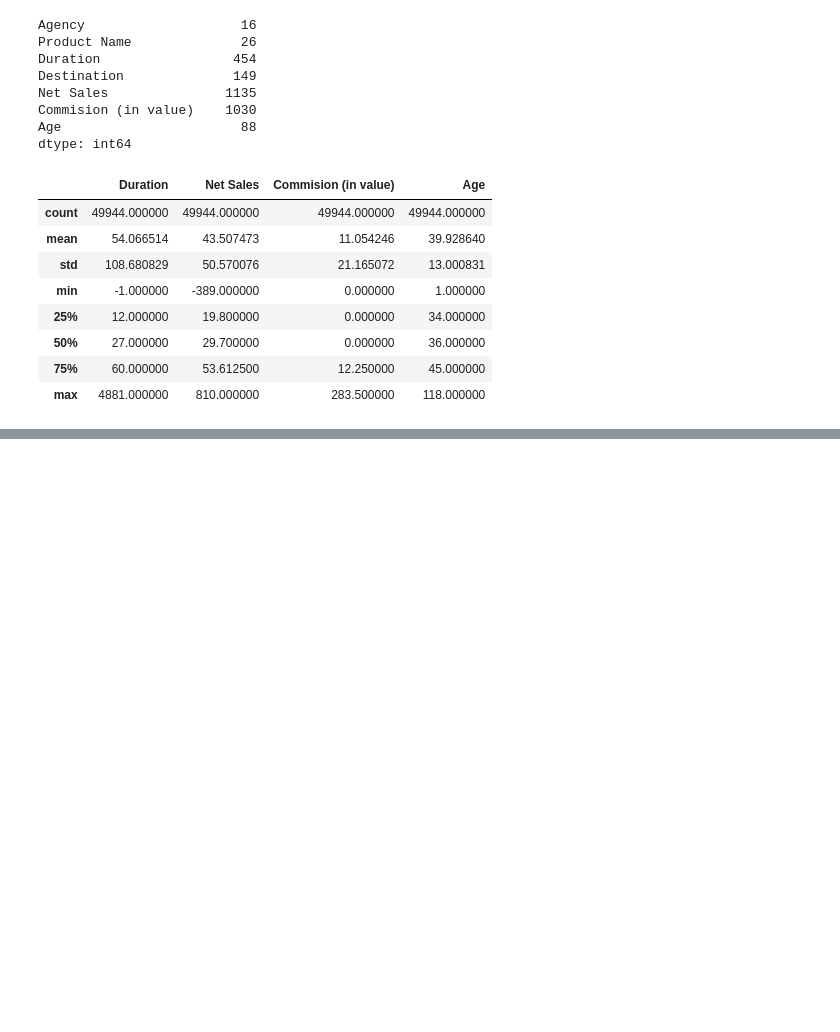
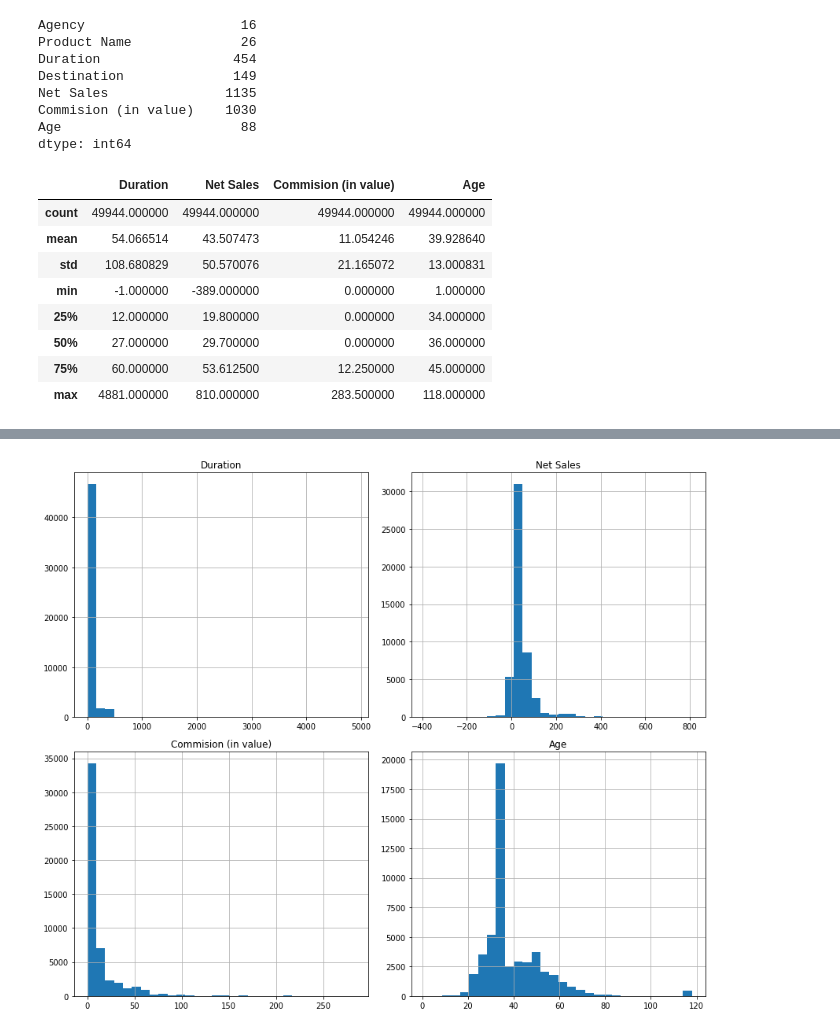
Before and after one commit to Alicia-LB/Music-or-Travel, a Jupyter notebook: Travel_Insurance.ipynb, the cells around one changed output, grey strips where cells are left out. Cells and saved outputs as stored; diff of their text form; code cells hidden in the pictures; blank space fills up the shorter version.

```diff
--- a/Travel_Insurance.ipynb
+++ b/Travel_Insurance.ipynb
@@ -193,0 +217,6 @@ df.describe()
+# %%
+df.hist(figsize=(12,10), bins=30)
+plt.tight_layout()
+plt.show;
+# %% [output]
+[figure, added]
```
Also changed, not shown: parts of 7 cells of this notebook.
